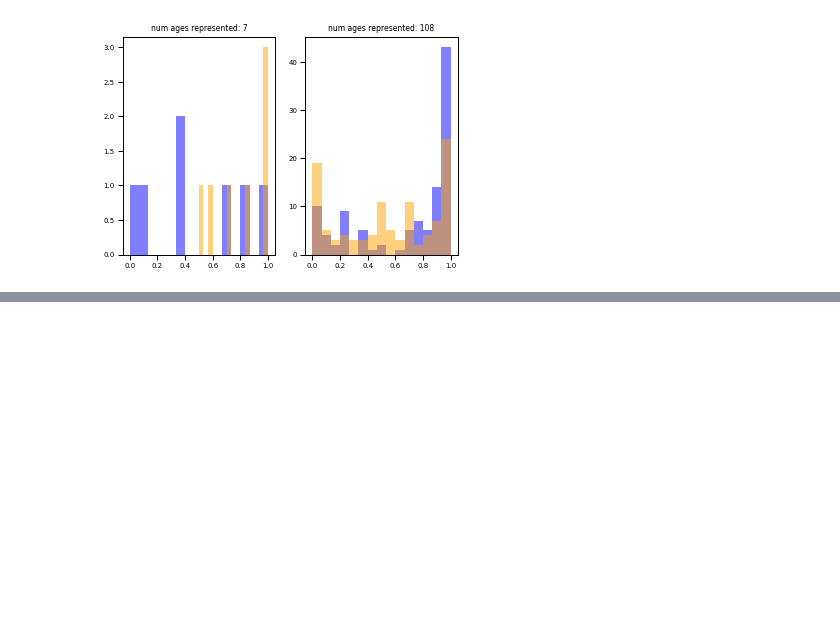
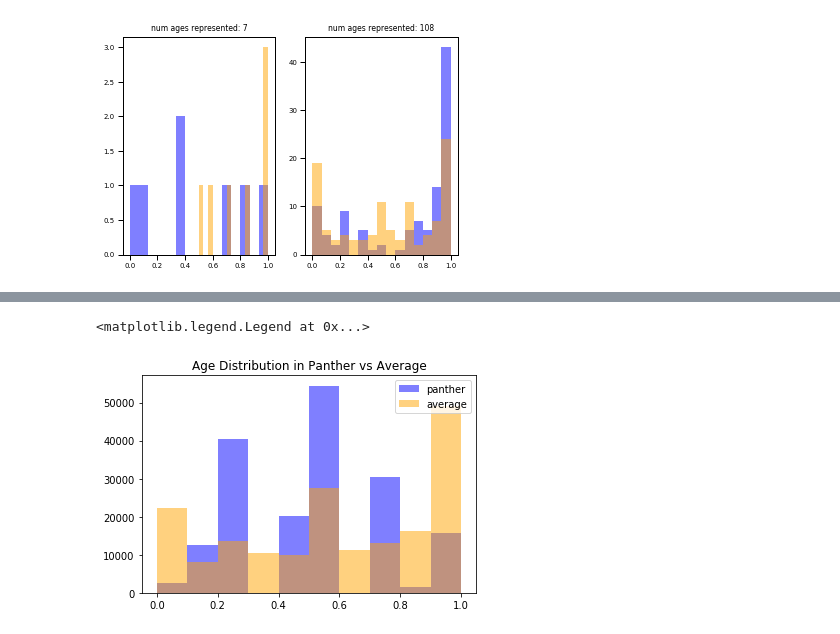
Before and after one commit to angwhen/geneage, a Jupyter notebook: make_std_related_plots.ipynb, the cells around one changed output, grey strips where cells are left out. Drawn from its saved outputs; the diff is of its cells as text; code cells hidden in the pictures; blank space fills up the shorter version.

```diff
--- a/make_std_related_plots.ipynb
+++ b/make_std_related_plots.ipynb
@@ -259,0 +379,8 @@ for i in xrange(0,10):
+# %%
+plt.title("Age Distribution in Panther vs Average")
+plt.hist(panther_df["age"],alpha=0.5,color="blue",label="panther")
+plt.hist(pd.to_numeric(df[(df['dataset'] == "average")]["age"]),alpha=0.5,color="orange",label="average")
+plt.legend(loc='upper right')
+# %% [output]
+<matplotlib.legend.Legend at 0x...>
+[figure, added]
```
Also changed, not shown: parts of 7 cells of this notebook, 2 other files.
